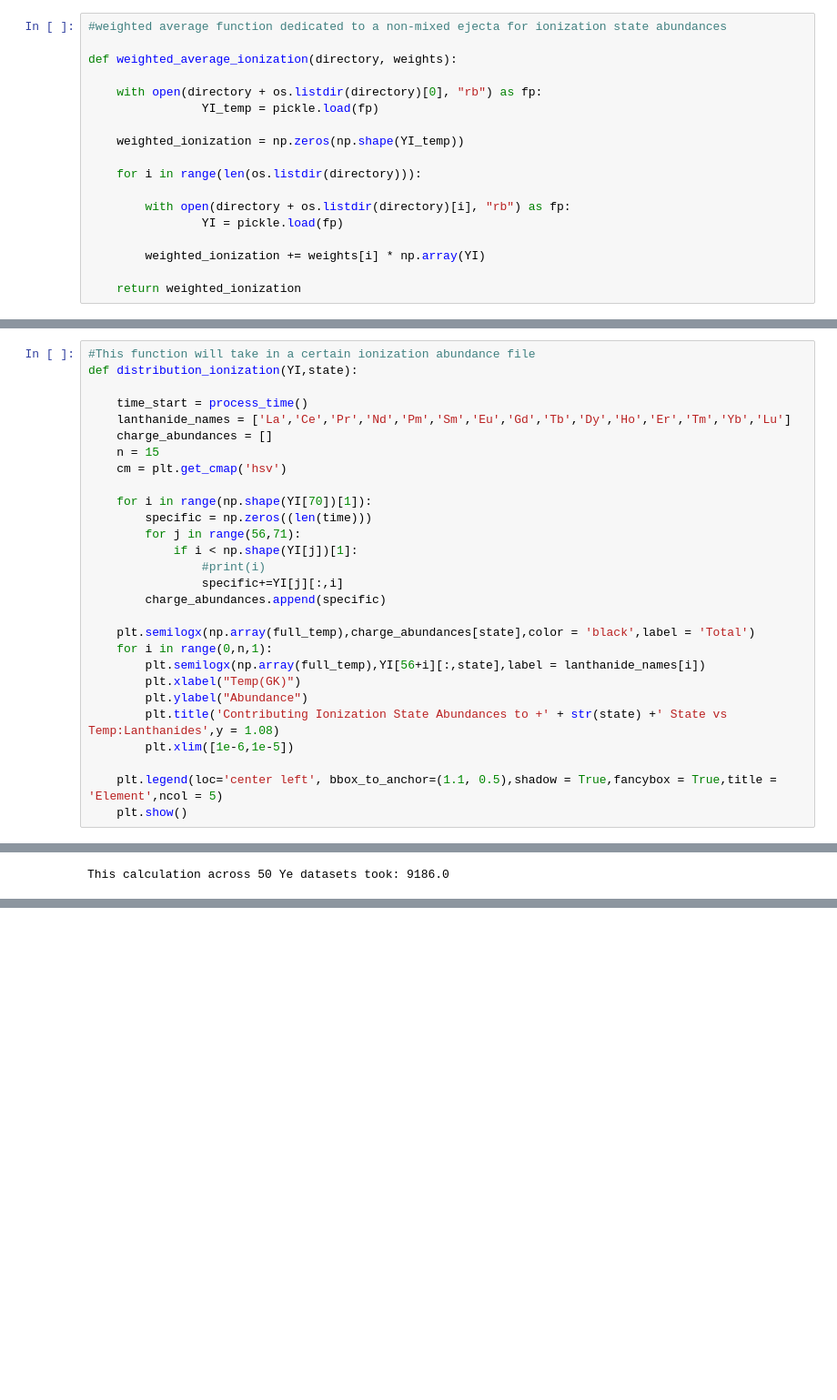
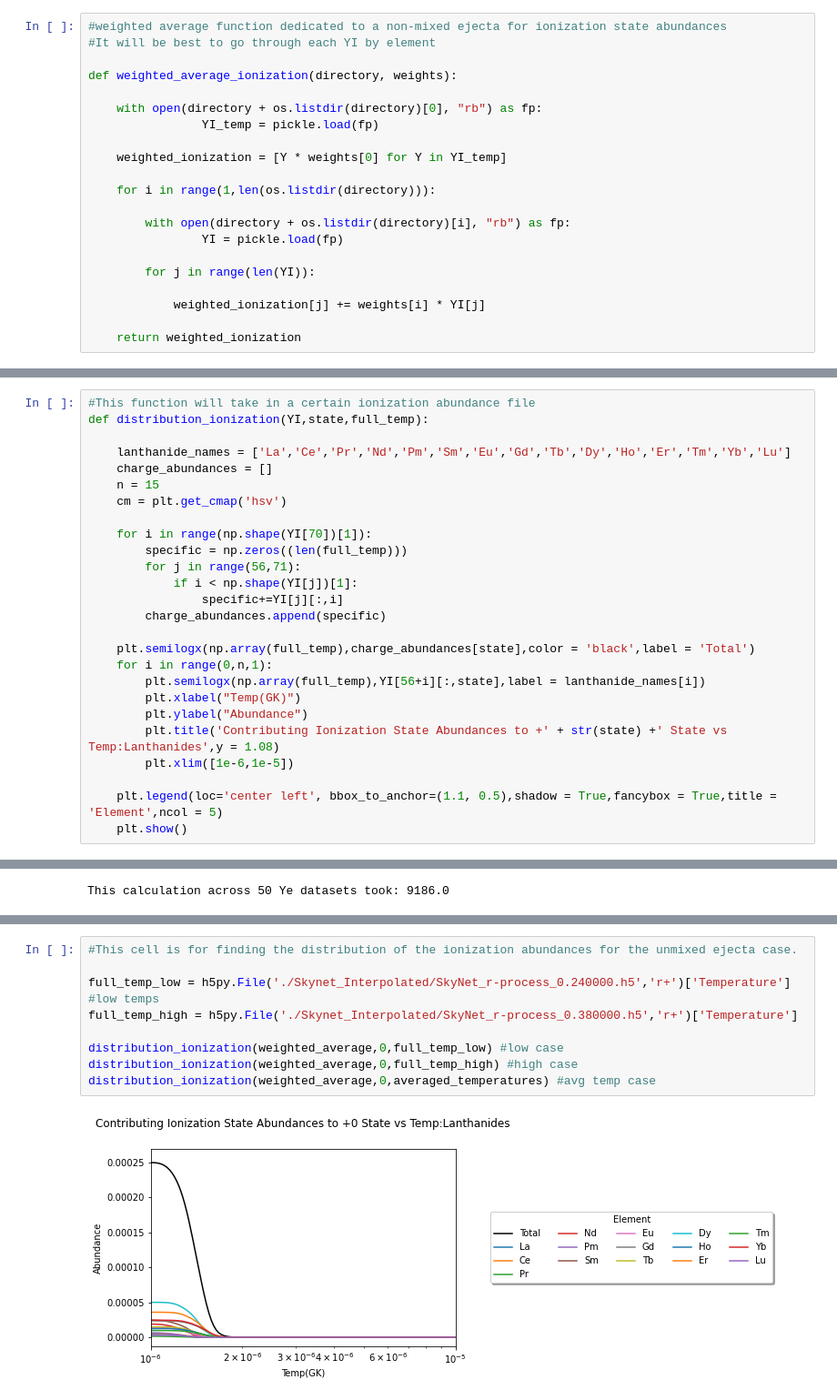
Before and after one commit to PranavNalamwar/R-process_Mergers, a Jupyter notebook: Abundance_Calculations/Total Charge State Abundances/Official_Abundance_Calculation_Multiple_Ye_Interpolated.ipynb, the cells around one changed output, grey strips where cells are left out. Shown: that part at 91% size. Cells and saved outputs as stored; diff of their text form; blank space fills up the shorter version.

Commit message:
Updated file with code for unmixed ejecta calculations. Now, the weighted_average for the well mixed is calculated and the abundance graphs are shown

```diff
--- a/Abundance_Calculations/Total Charge State Abundances/Official_Abundance_Calculation_Multiple_Ye_Interpolated.ipynb
+++ b/Abundance_Calculations/Total Charge State Abundances/Official_Abundance_Calculation_Multiple_Ye_Interpolated.ipynb
@@ -227,20 +227,23 @@ def weighted_average(elements, weights):
     return averaged_elemental
 # %%
 #weighted average function dedicated to a non-mixed ejecta for ionization state abundances
+#It will be best to go through each YI by element
 
 def weighted_average_ionization(directory, weights):
 
     with open(directory + os.listdir(directory)[0], "rb") as fp:
                 YI_temp = pickle.load(fp)
 
-    weighted_ionization = np.zeros(np.shape(YI_temp))
+    weighted_ionization = [Y * weights[0] for Y in YI_temp]
 
-    for i in range(len(os.listdir(directory))):
+    for i in range(1,len(os.listdir(directory))):
 
         with open(directory + os.listdir(directory)[i], "rb") as fp:
                 YI = pickle.load(fp)
 
-        weighted_ionization += weights[i] * np.array(YI)
+        for j in range(len(YI)):
+
+            weighted_ionization[j] += weights[i] * YI[j]
 
     return weighted_ionization
 # %%
@@ -279,19 +282,17 @@ def abundance_calculation_generic(elements):
     return (saha_mult.GetAbundances(np.array(full_abundance),np.array(full_temp),np.array(density),np.array(ion_potential)))
 # %%
 #This function will take in a certain ionization abundance file
-def distribution_ionization(YI,state):
+def distribution_ionization(YI,state,full_temp):
 
-    time_start = process_time()
     lanthanide_names = ['La','Ce','Pr','Nd','Pm','Sm','Eu','Gd','Tb','Dy','Ho','Er','Tm','Yb','Lu']
     charge_abundances = []
     n = 15
     cm = plt.get_cmap('hsv')
 
     for i in range(np.shape(YI[70])[1]):
-        specific = np.zeros((len(time)))
+        specific = np.zeros((len(full_temp)))
         for j in range(56,71):
             if i < np.shape(YI[j])[1]:
-                #print(i)
                 specific+=YI[j][:,i]
         charge_abundances.append(specific)
 
@@ -528,0 +518,11 @@ weighted_average = weighted_average_ionization(directory_ionization_Interpolated
+# %%
+#This cell is for finding the distribution of the ionization abundances for the unmixed ejecta case.
+
+full_temp_low = h5py.File('./Skynet_Interpolated/SkyNet_r-process_0.240000.h5','r+')['Temperature'] #low temps
+full_temp_high = h5py.File('./Skynet_Interpolated/SkyNet_r-process_0.380000.h5','r+')['Temperature']
+
+distribution_ionization(weighted_average,0,full_temp_low) #low case
+distribution_ionization(weighted_average,0,full_temp_high) #high case
+distribution_ionization(weighted_average,0,averaged_temperatures) #avg temp case
+# %% [output]
+[figure, added]
```
Also changed, not shown: parts of 3 cells of this notebook.
